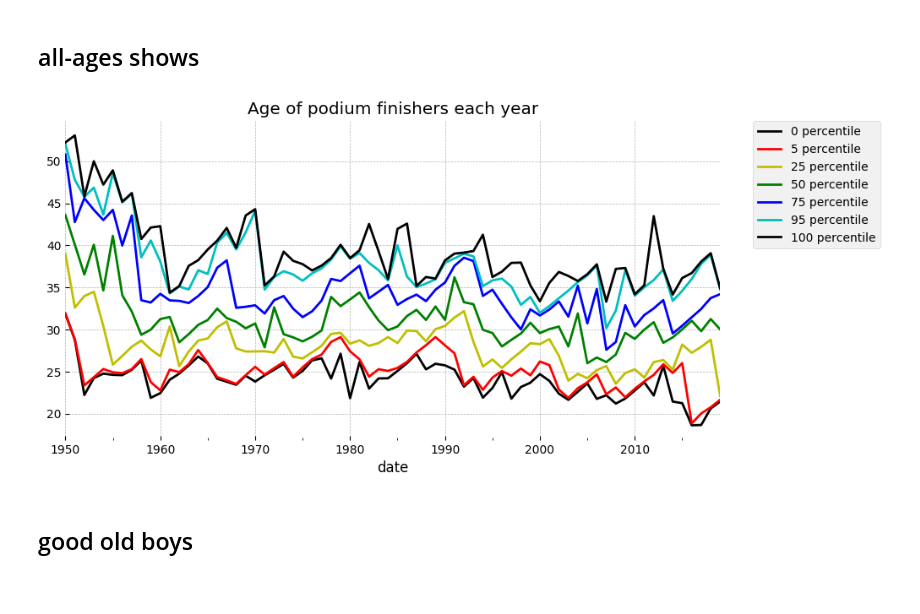
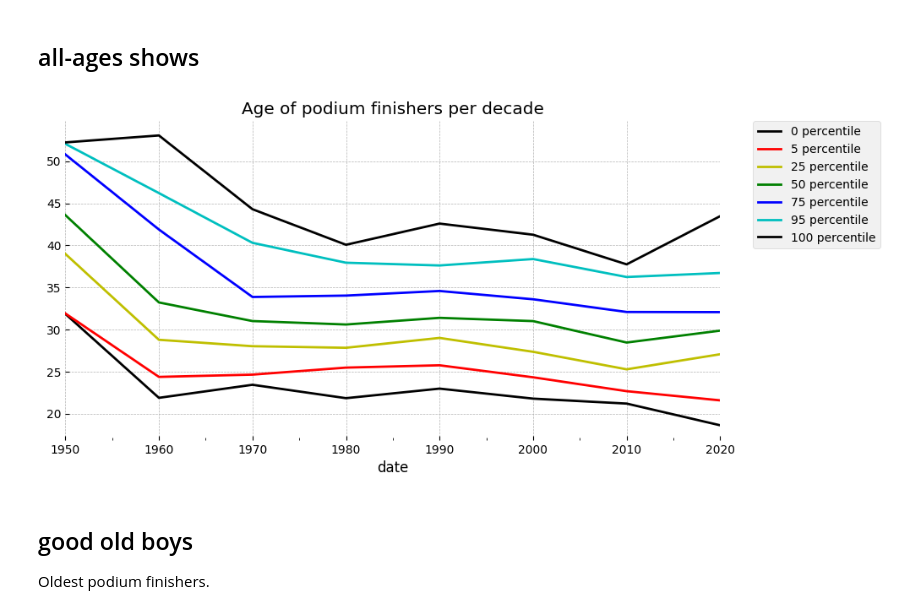
Before and after one commit to samkennerly/kingofsnake, a Jupyter notebook: books/viz/hist.ipynb, the cells around one changed output. Saved outputs shown, nothing was run; the diff lists cells and outputs as text; code cells hidden in the pictures.

```diff
--- a/books/viz/hist.ipynb
+++ b/books/viz/hist.ipynb
@@ -19,19 +20,15 @@ plot = Plot()
 # %%
 pods = (
-
-    # Get podium finishes, driver names, and driver birthdays.
-    f1.results
-    .loc[lambda x: x['order'] <= 3]
+    f1.results.loc[lambda df: df['order'].le(3)]
     .join(f1.drivers['driver birthday'.split()], on='id_driver')
     .join(f1.races['date'], on='id_race')
     ['date order driver birthday'.split()]
+)
+pods['age'] = (pods['date'] - pods.pop('birthday')).dt.days / 365.25
 
-    # Calculate age of each driver during each race.
-    .assign(age = lambda df: df['date'] - df['birthday'])
-    .assign(age = lambda df: df['age'].dt.days / 365.25)
-
-    # If co-drivers share a result, then keep the older one.
-    .sort_values('date order age'.split())
+# If co-drivers share a result, then keep the older one.
+pods = (
+    pods.sort_values('date order age'.split())
     .drop_duplicates('date order'.split(), keep='last')
     .reset_index(drop=True)
 )
@@ -68,13 +69,16 @@ data.plot.density()
 # %% [markdown]
 ## all-ages shows
 # %%
-kw = dict()
-kw['title'] = 'Age of podium finishers each year'
-data = pods.set_index('date')['age']
-axes = plot.quant(data, 'y', **kw)
+def podquants(**kwargs):
+    kwargs.setdefault('title', 'Age of podium finishers per decade')
+    data = pods.set_index('date')['age']
+    plot.quant(data, '10y', **kwargs)
+
+podquants()
 # %% [output]
-[figure, old version]
+[figure, new version]
 # %% [markdown]
 ## good old boys
+Oldest podium finishers.
 # %%
 olds = pods.loc[pods.groupby('driver')['age'].idxmax()]
```
Also changed, not shown: parts of 15 cells of this notebook, 4 other files.
